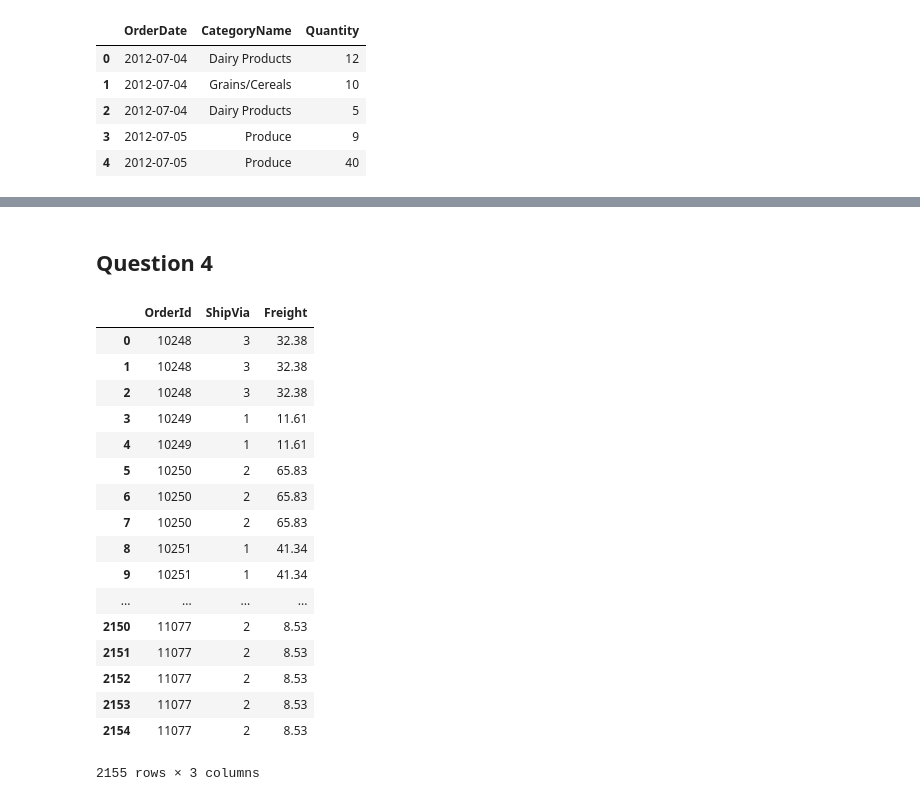
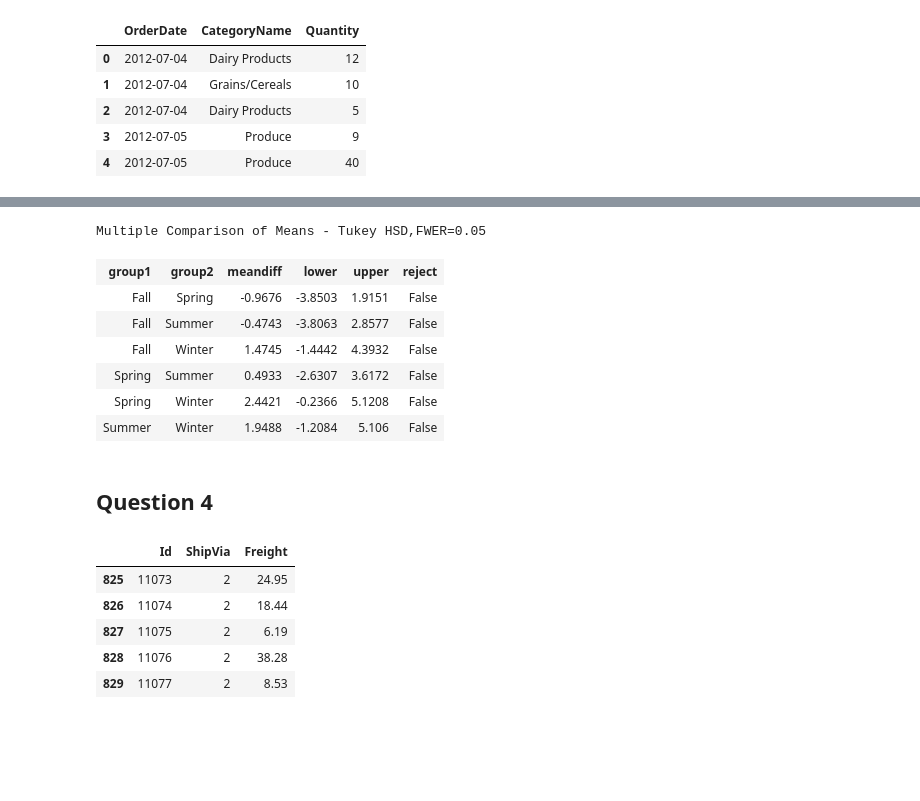
Before and after one commit to ajain1017/dsc-mod-3-project-online-ds-pt-081219, a Jupyter notebook: index.ipynb, the cells around one changed output, grey strips where cells are left out. Saved outputs shown, nothing was run; the diff lists cells and outputs as text; code cells hidden in the pictures; blank space fills up the shorter version.

```diff
--- a/index.ipynb
+++ b/index.ipynb
@@ -485,31 +594,30 @@ Residual  686943.239022  2046.0       NaN       NaN
+# %%
+tukey_results = pairwise_tukeyhsd(q4['Quantity'], q4['season'])
+display(tukey_results.summary())
+# %% [output]
+Multiple Comparison of Means - Tukey HSD,FWER=0.05
+| group1 | group2 | meandiff | lower | upper | reject |
+| Fall | Spring | -0.9676 | -3.8503 | 1.9151 | False |
+| Fall | Summer | -0.4743 | -3.8063 | 2.8577 | False |
+| Fall | Winter | 1.4745 | -1.4442 | 4.3932 | False |
+| Spring | Summer | 0.4933 | -2.6307 | 3.6172 | False |
+| Spring | Winter | 2.4421 | -0.2366 | 5.1208 | False |
+| Summer | Winter | 1.9488 | -1.2084 | 5.106 | False |
 # %% [markdown]
 ## Question 4
 # %%
-x = """SELECT od.OrderId, [Order].ShipVia, [Order].Freight
-       FROM OrderDetail AS od
-       JOIN [Order] ON od.OrderId = [Order].Id
+x = """SELECT Id, ShipVia, Freight
+       FROM [Order]
        ;"""
 q5 = pd.read_sql_query(x, conn)
-q5
+q5.tail()
 # %% [output]
-|  | OrderId | ShipVia | Freight |
-| 0 | 10248 | 3 | 32.38 |
-| 1 | 10248 | 3 | 32.38 |
-| 2 | 10248 | 3 | 32.38 |
-| 3 | 10249 | 1 | 11.61 |
-| 4 | 10249 | 1 | 11.61 |
-| 5 | 10250 | 2 | 65.83 |
-| 6 | 10250 | 2 | 65.83 |
-| 7 | 10250 | 2 | 65.83 |
-| 8 | 10251 | 1 | 41.34 |
-| 9 | 10251 | 1 | 41.34 |
-| ... | ... | ... | ... |
-| 2150 | 11077 | 2 | 8.53 |
-| 2151 | 11077 | 2 | 8.53 |
-| 2152 | 11077 | 2 | 8.53 |
-| 2153 | 11077 | 2 | 8.53 |
-| 2154 | 11077 | 2 | 8.53 |
+|  | Id | ShipVia | Freight |
+| 825 | 11073 | 2 | 24.95 |
+| 826 | 11074 | 2 | 18.44 |
+| 827 | 11075 | 2 | 6.19 |
+| 828 | 11076 | 2 | 38.28 |
+| 829 | 11077 | 2 | 8.53 |
-2155 rows × 3 columns
 # %%
 f = 'Freight ~ C(ShipVia)'
 lm = ols(f, q5).fit()
```
Also changed, not shown: parts of 39 cells of this notebook.
